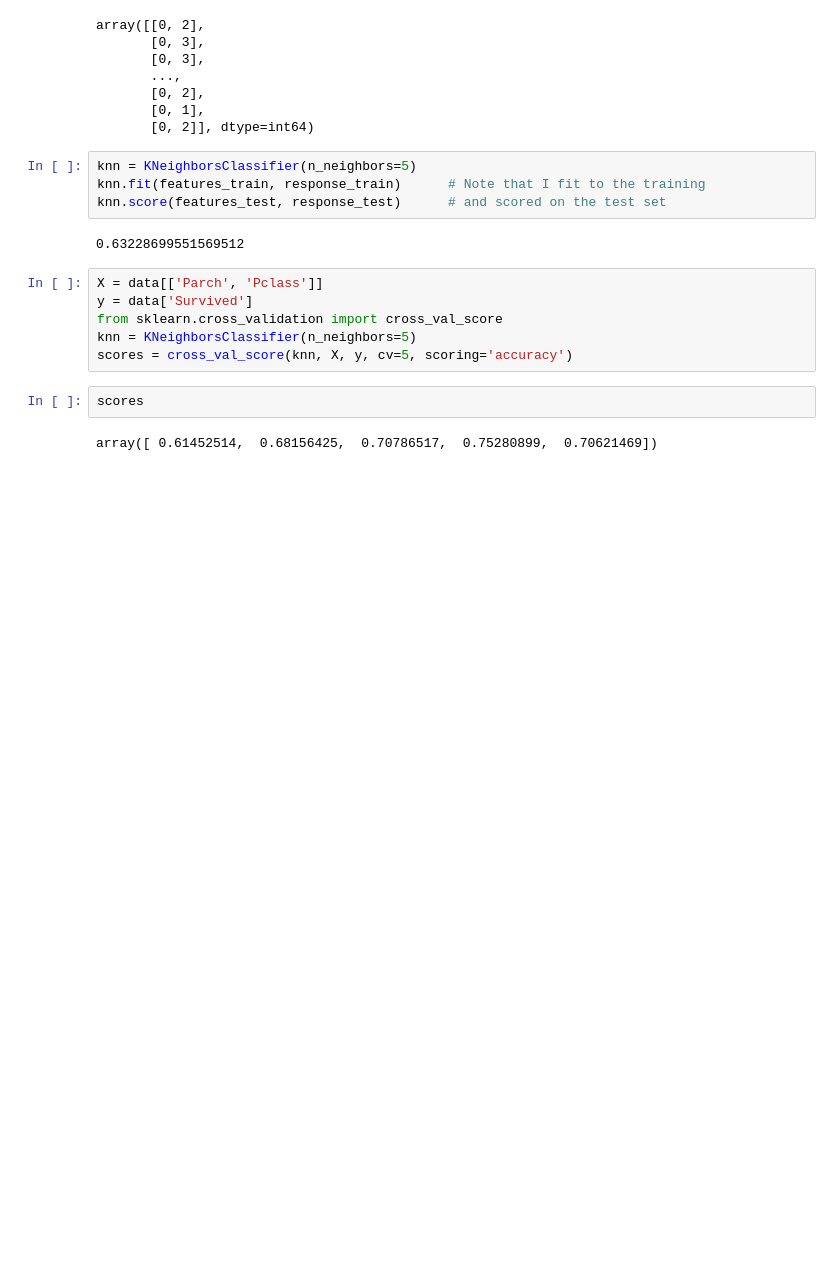
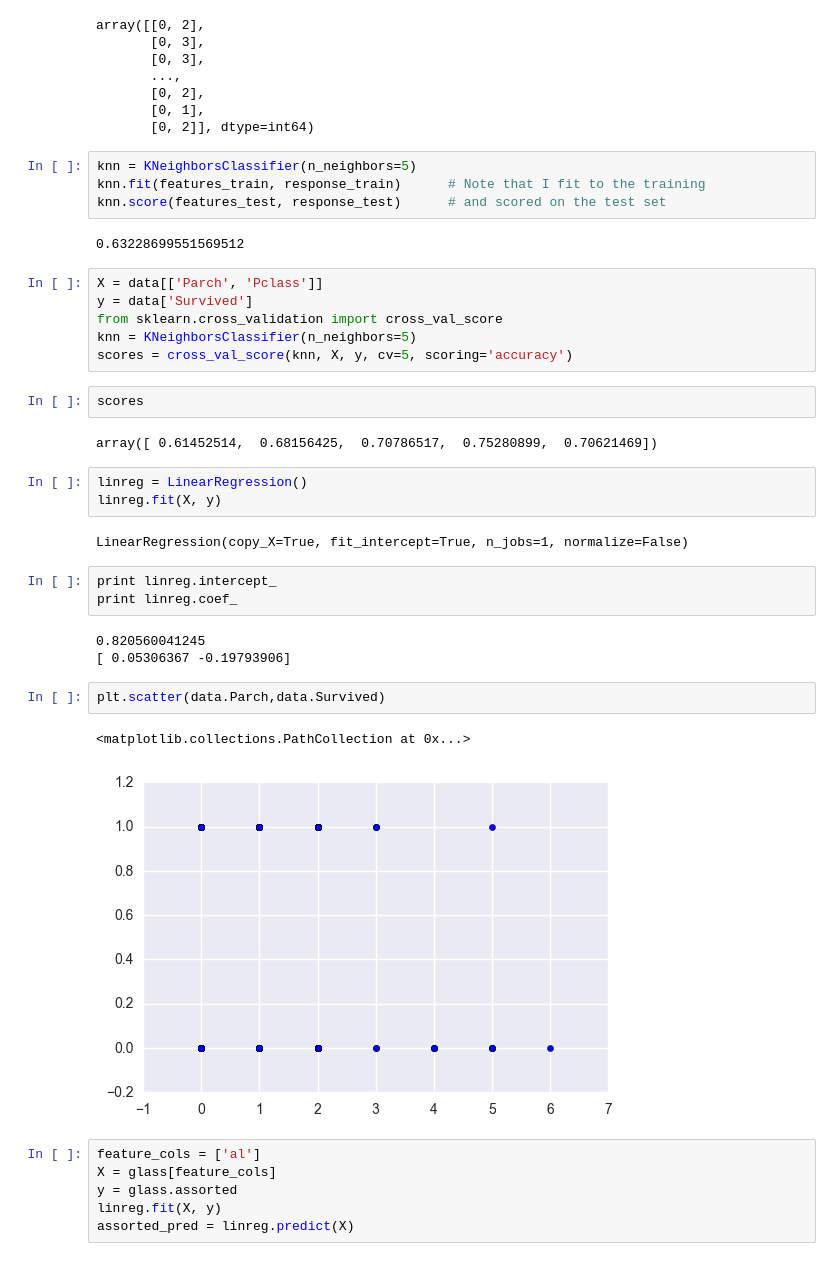
Before and after one commit to sinanuozdemir/sfdat28, a Jupyter notebook: labs/Titanic_Eugene.ipynb, the cells around one changed output. Saved outputs shown, nothing was run; the diff lists cells and outputs as text; blank space fills up the shorter version.

```diff
--- a/labs/Titanic_Eugene.ipynb
+++ b/labs/Titanic_Eugene.ipynb
@@ -135,3 +135,25 @@ scores = cross_val_score(knn, X, y, cv=5, scoring='accuracy')
 scores
 # %% [output]
 array([ 0.61452514,  0.68156425,  0.70786517,  0.75280899,  0.70621469])
+# %%
+linreg = LinearRegression()
+linreg.fit(X, y)
+# %% [output]
+LinearRegression(copy_X=True, fit_intercept=True, n_jobs=1, normalize=False)
+# %%
+print linreg.intercept_
+print linreg.coef_
+# %% [output]
+0.820560041245
+[ 0.05306367 -0.19793906]
+# %%
+plt.scatter(data.Parch,data.Survived)
+# %% [output]
+<matplotlib.collections.PathCollection at 0x...>
+[figure, added]
+# %%
+feature_cols = ['al']
+X = glass[feature_cols]
+y = glass.assorted
+linreg.fit(X, y)
+assorted_pred = linreg.predict(X)
```
Also changed, not shown: 1 other file.
